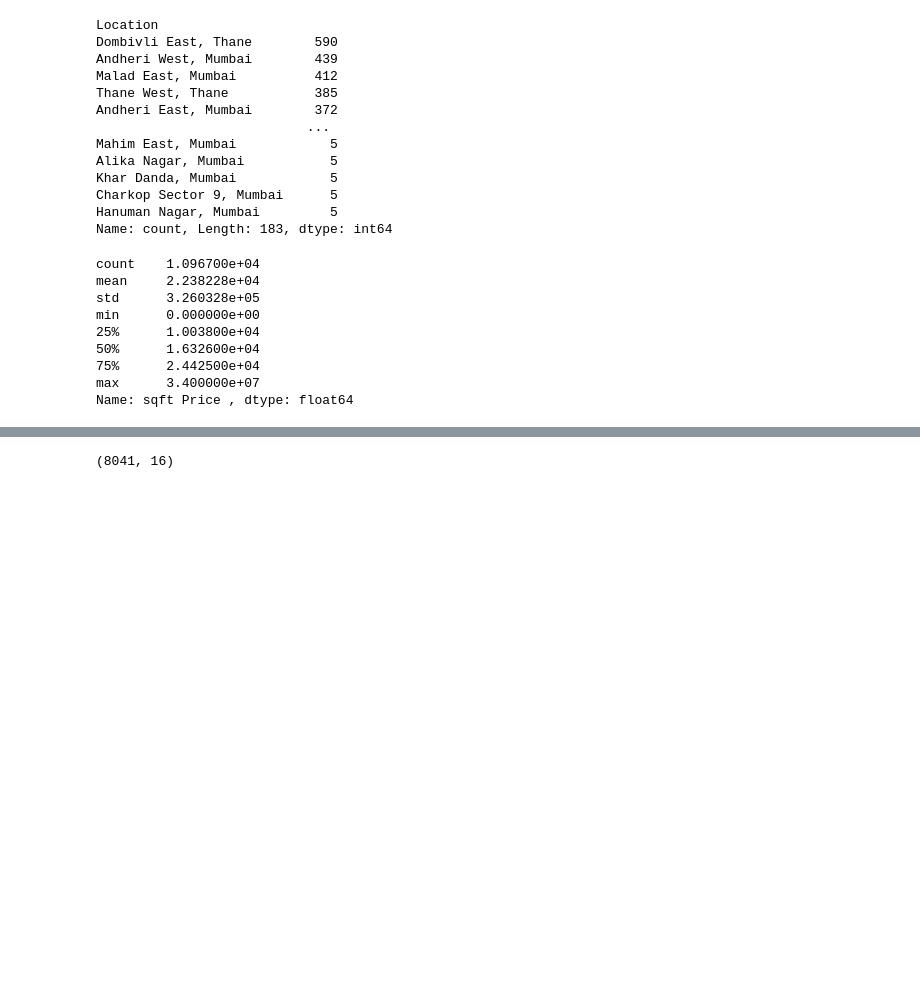
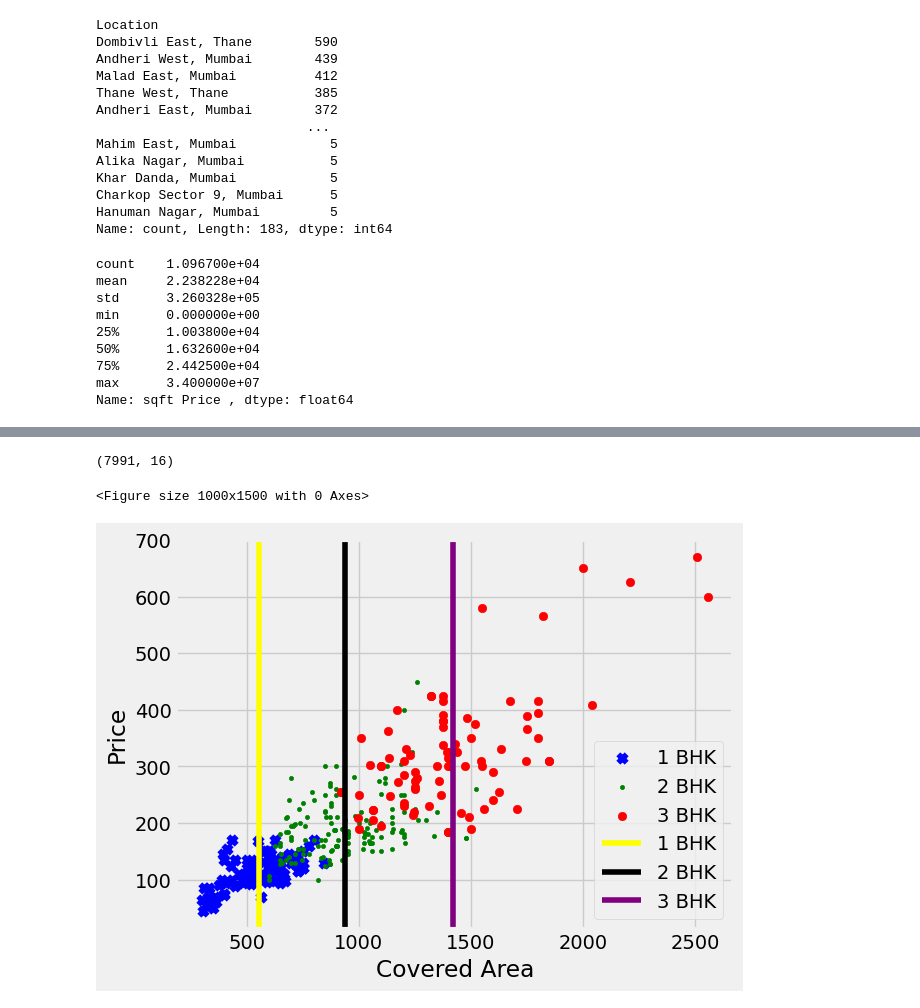
Before and after one commit to keyuragravat/Real_Estate_Project, a Jupyter notebook: real_estate_project.ipynb, the cells around one changed output, grey strips where cells are left out. Cells and saved outputs as stored; diff of their text form; code cells hidden in the pictures; blank space fills up the shorter version.

```diff
--- a/real_estate_project.ipynb
+++ b/real_estate_project.ipynb
@@ -332,7 +332,7 @@ Name: sqft Price , dtype: float64
 # %%
 df7['BHK'] = df7['BHK'].astype(np.float64)
 # %%
-df7.drop(df7[df7['Covered Area'] / df7['BHK'] < 280].index, inplace=True)
+df7.drop(df7[df7['Covered Area'] / df7['BHK'] < 290].index, inplace=True)
 # %%
 df7.shape
 # %% [output]
@@ -351,7 +351,34 @@ df8 = remove_outliers(df7)
 # %%
 df8.shape
 # %% [output]
-(8041, 16)
+(7991, 16)
 # %%
 df8.drop(df8[df8['Bathroom'] > df8['BHK'] + 1].index, inplace=True)
 df8['Price'] = df8['Price'] / 100000
+# %%
+plt.style.use('fivethirtyeight')
+plt.figure(figsize=(10, 15))
+
+def loction_outliers_scatter(data_frame, location):
+    new_dataset = data_frame[data_frame['Location'] == location]
+    one_bhk = new_dataset[new_dataset['BHK'] == 1.0]
+    two_bhk = new_dataset[new_dataset['BHK'] == 2.0]
+    three_bhk = new_dataset[new_dataset['BHK'] == 3.0]
+    four_bhk = new_dataset[new_dataset['BHK'] == 4.0]
+    plt.scatter(one_bhk['Covered Area'], one_bhk['Price'], color='blue', marker='x', label='1 BHK')
+    plt.scatter(two_bhk['Covered Area'], two_bhk['Price'], color='green', marker='.', label='2 BHK')
+    plt.scatter(three_bhk['Covered Area'], three_bhk['Price'], color='red', marker='o', label='3 BHK')
+    plt.axvline(np.mean(one_bhk['Covered Area']), color='yellow', label='1 BHK')
+    plt.axvline(np.mean(two_bhk['Covered Area']), color='black', label='2 BHK')
+    plt.axvline(np.mean(three_bhk['Covered Area']), color='purple', label='3 BHK')
+    plt.legend()
+    plt.xlabel('Covered Area')
+    plt.ylabel('Price')
+    plt.legend()
+    plt.show()
+# %% [output]
+<Figure size 1000x1500 with 0 Axes>
+# %%
+loction_outliers_scatter(df8, 'Andheri East, Mumbai')
+# %% [output]
+[figure, added]
```
Also changed, not shown: parts of 26 cells of this notebook.
